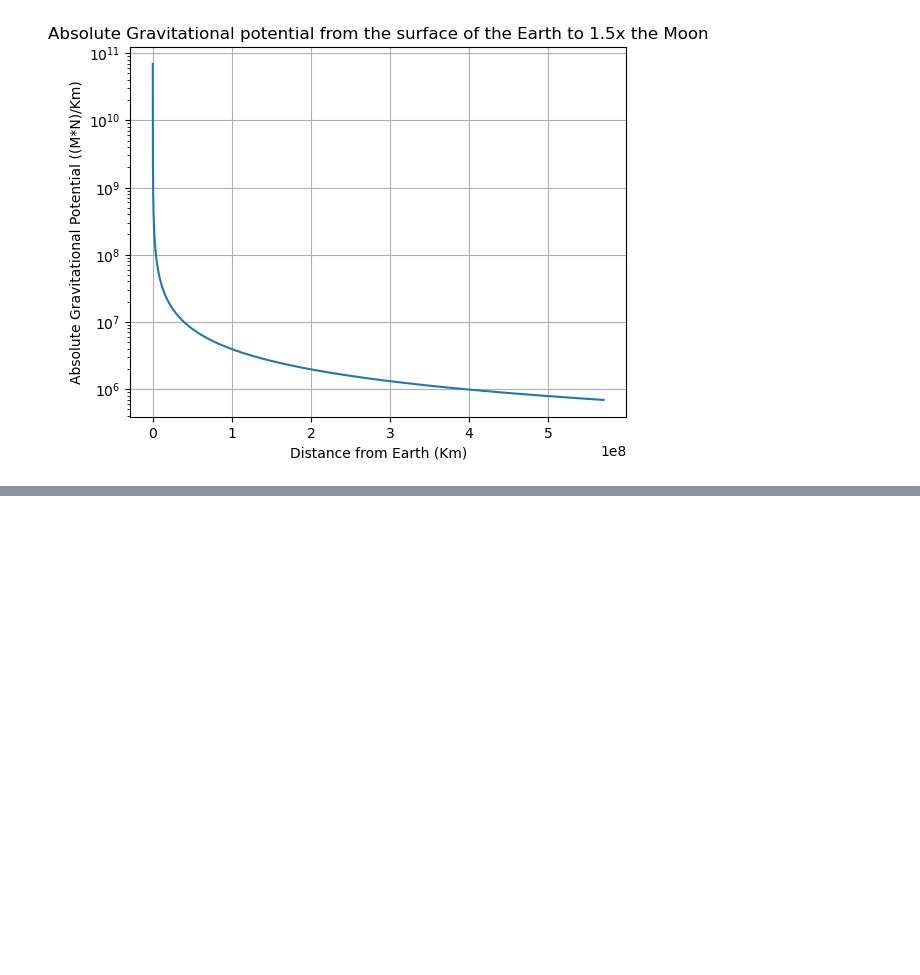
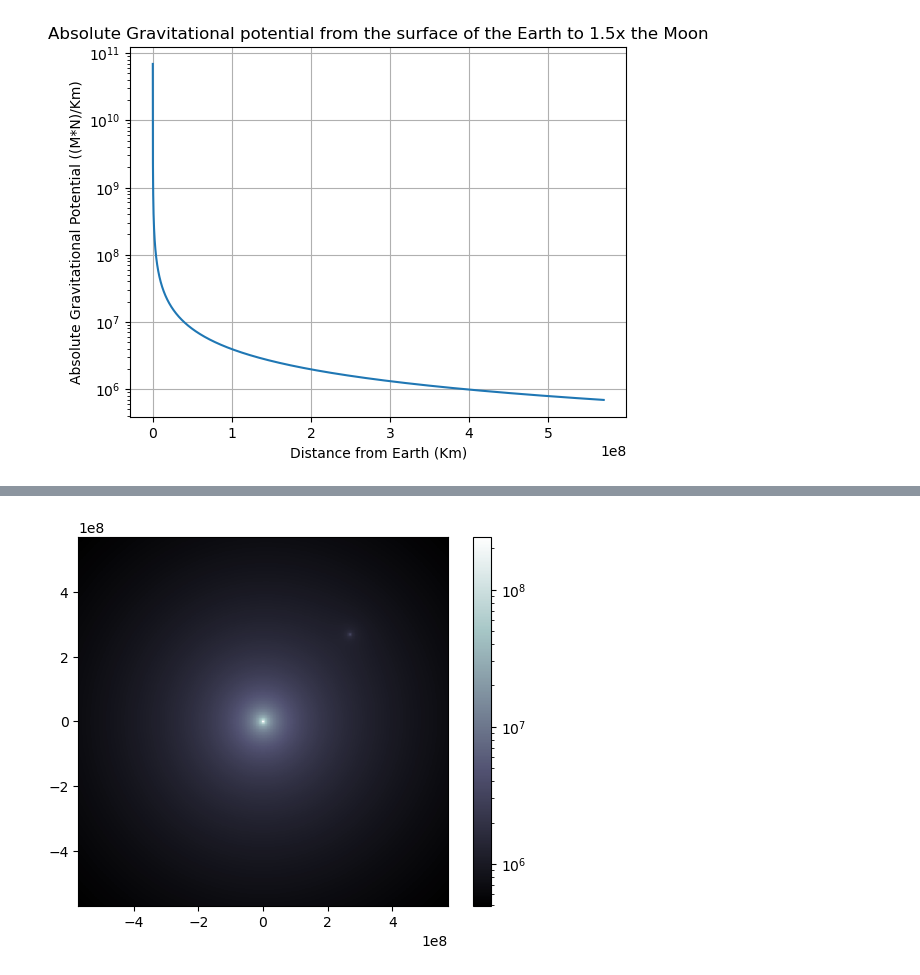
Before and after one commit to macruzat/PHYS265-spring25, a Jupyter notebook: Lab1/Lab1.ipynb, the cells around one changed output, grey strips where cells are left out. Saved outputs shown, nothing was run; the diff lists cells and outputs as text; code cells hidden in the pictures; blank space fills up the shorter version.

```diff
--- a/Lab1/Lab1.ipynb
+++ b/Lab1/Lab1.ipynb
@@ -47,0 +73,30 @@ ax.grid()
+# %%
+#2.1
+
+#Coords
+Xm = Dem/np.sqrt(2)
+Ym = Xm.copy()
+
+#Values
+x = np.linspace(-1.5*Dem, 1.5*Dem, 500)
+y = x.copy()
+
+#Meshed
+x_grid, y_grid = np.meshgrid(x,y)
+
+#Phis
+Phi_Earth = np.abs(PotentialEPoint(Me, 0, 0, x_grid, y_grid))
+Phi_Moon = np.abs(PotentialEPoint(Mm, 0, 0, x_grid-Xm, y_grid-Ym))
+Phi_total = np.abs(-Phi_Earth-Phi_Moon)
+
+#plots
+fig, ax = plt.subplots(1,1)
+mesh = ax.pcolormesh(x_grid, y_grid, Phi_total, cmap = cm.bone, norm = colors.LogNorm())
+
+#Set aspect
+ax.set_aspect("equal")
+
+#Color Bar
+cbar = fig.colorbar(mesh)
+# %% [output]
+[figure, added]
```
Also changed, not shown: parts of 6 cells of this notebook.
